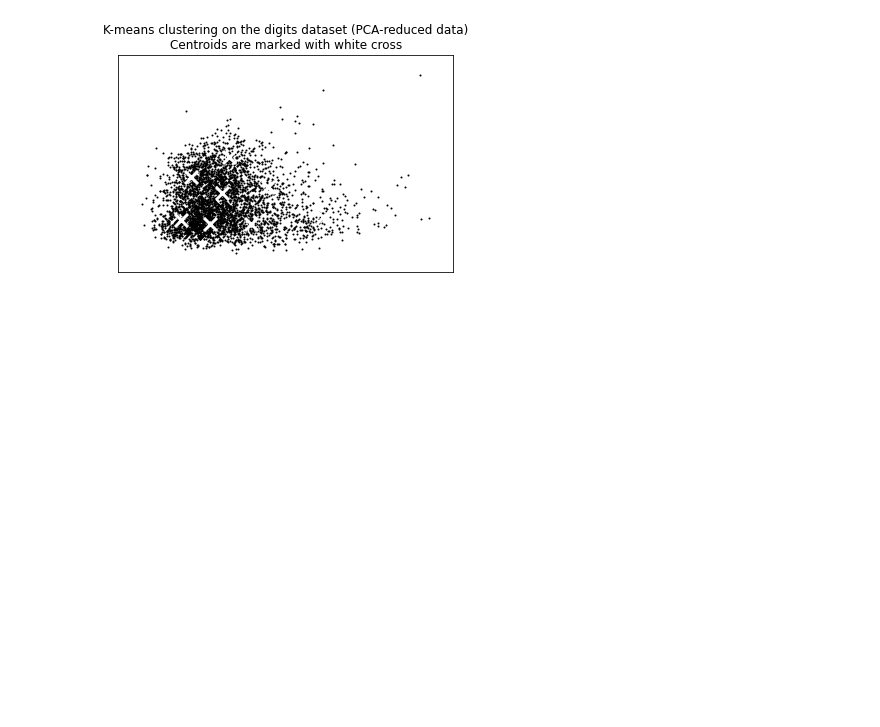
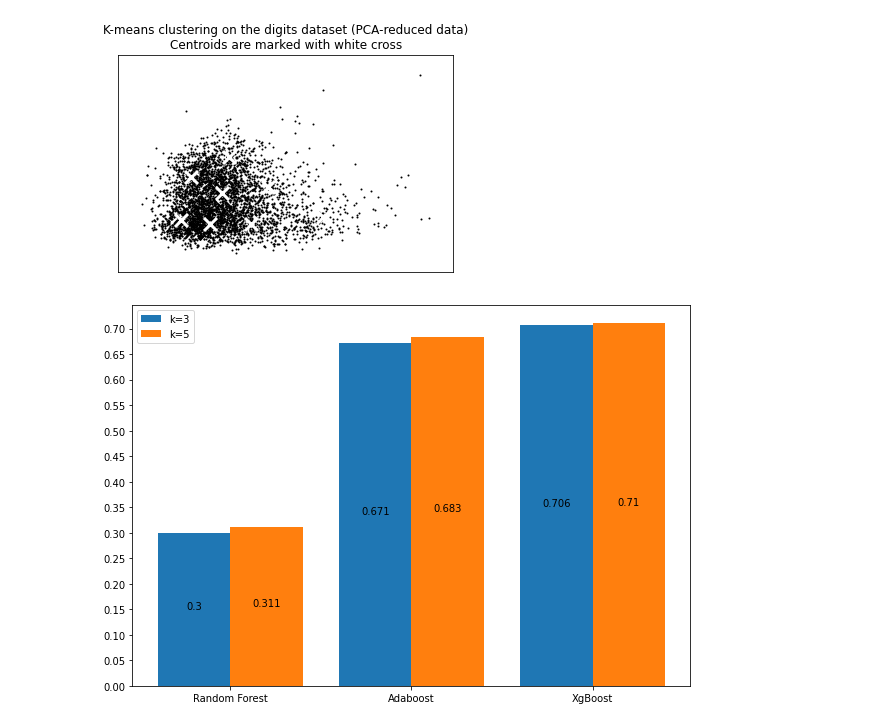
Before and after one commit to arora-ansh/HitPredictor-ML-Project, a Jupyter notebook: kmeans.ipynb, the cells around one changed output. Cells and saved outputs as stored; diff of their text form; code cells hidden in the pictures; blank space fills up the shorter version.

Commit message:
graphs

```diff
--- a/kmeans.ipynb
+++ b/kmeans.ipynb
@@ -96,3 +96,22 @@ plt.yticks(())
 plt.show()
 # %% [output]
 [figure]
+# %%
+X = ['Random Forest', 'Adaboost', 'XgBoost']
+Y_3 = [0.300,0.671,0.706] ## k=3
+Y_5 = [0.311,0.683,0.710] ## k=5
+def addlabels(x,y, p = 0.2):
+    for i in range(len(x)):
+        plt.text(i+p, y[i]/2, y[i], ha = 'center')
+
+plt.figure(figsize=(10,7))
+plt.bar(np.arange(len(X))-0.2, Y_3, 0.4, label = "k=3", alpha = 1)
+plt.bar(np.arange(len(X))+0.2, Y_5, 0.4, label = "k=5", alpha = 1)
+plt.xticks(np.arange(len(X)), X)
+addlabels(np.arange(len(X)), Y_3,p=-0.2)
+addlabels(np.arange(len(X)), Y_5,p=+0.2)
+plt.yticks([0.05*i for i in range(15)])
+plt.legend()
+plt.show()
+# %% [output]
+[figure, added]
```
Also changed, not shown: 2 other files.
